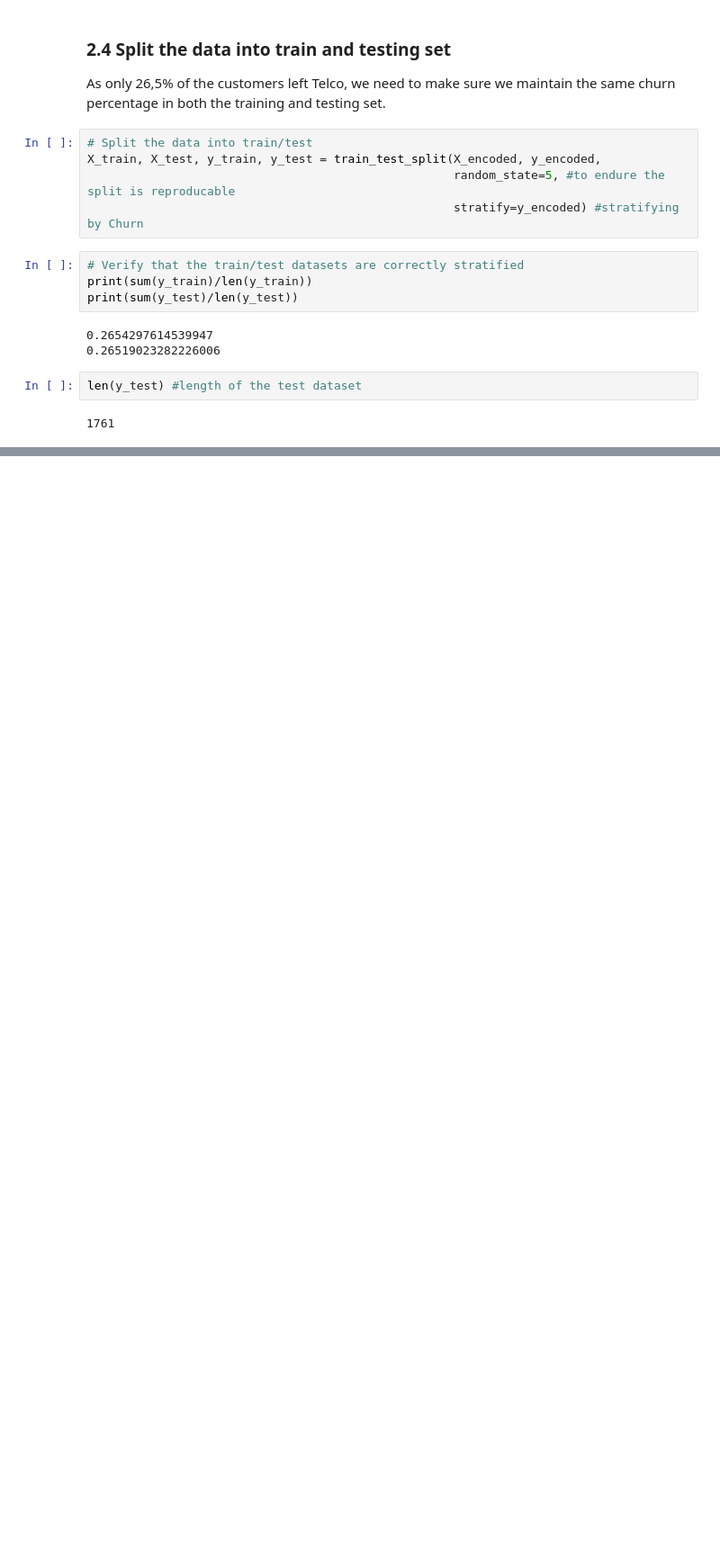
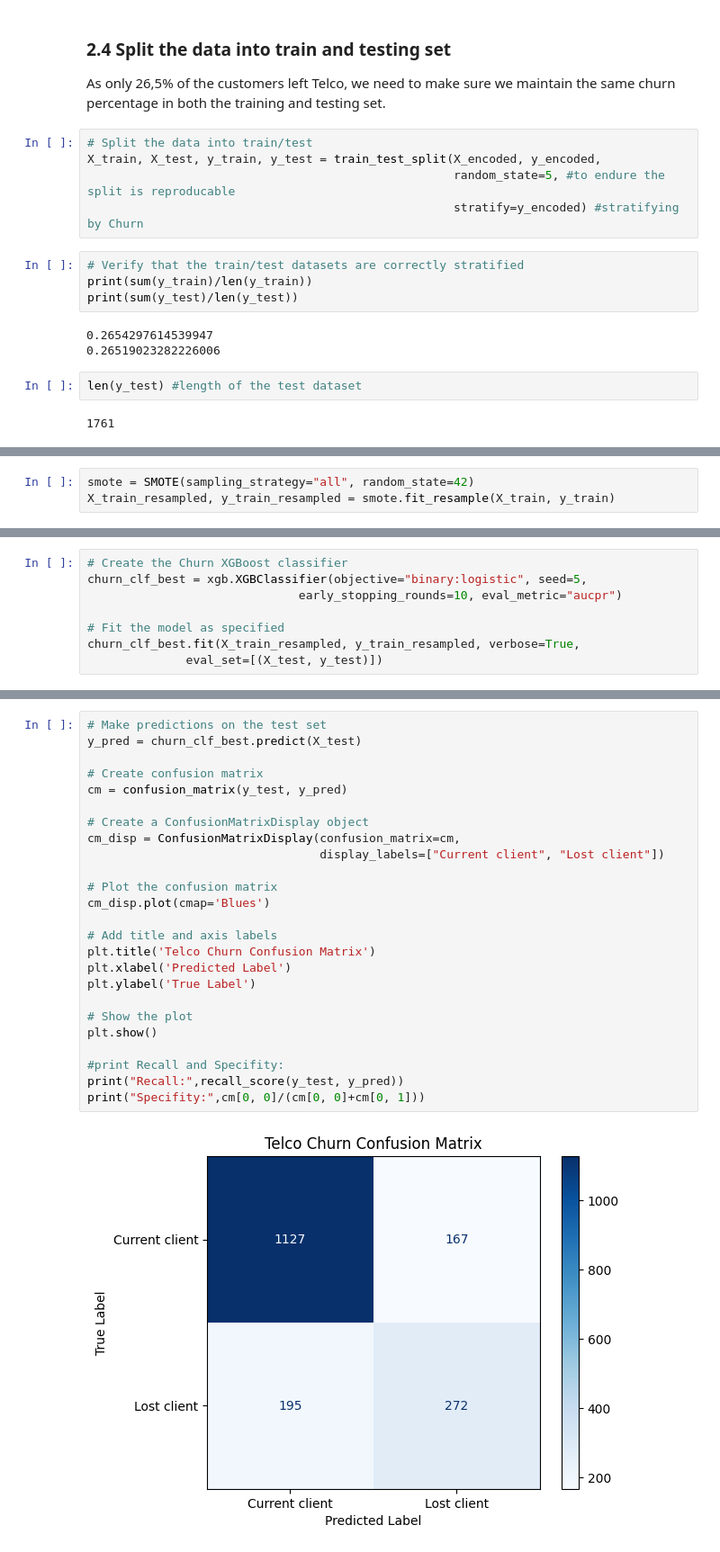
Before and after one commit to dobrinaVI/Customer-Churn-Prediction-using-XGBOOST, a Jupyter notebook: Customer_Churn_Prediction_using_XGBOOST.ipynb, the cells around one changed output, grey strips where cells are left out. Shown at 90% size. Cells and saved outputs as stored; diff of their text form; blank space fills up the shorter version.

```diff
--- a/Customer_Churn_Prediction_using_XGBOOST.ipynb
+++ b/Customer_Churn_Prediction_using_XGBOOST.ipynb
@@ -320,0 +426,3 @@ In the confusion matrix, of the 1413 current clients, 1169 (82%) were classified
+# %%
+smote = SMOTE(sampling_strategy="all", random_state=42)
+X_train_resampled, y_train_resampled = smote.fit_resample(X_train, y_train)
@@ -320,0 +433,8 @@ In the confusion matrix, of the 1413 current clients, 1169 (82%) were classified
+# %%
+# Create the Churn XGBoost classifier
+churn_clf_best = xgb.XGBClassifier(objective="binary:logistic", seed=5,
+                              early_stopping_rounds=10, eval_metric="aucpr")
+
+# Fit the model as specified
+churn_clf_best.fit(X_train_resampled, y_train_resampled, verbose=True,
+              eval_set=[(X_test, y_test)])
@@ -320,0 +470,27 @@ In the confusion matrix, of the 1413 current clients, 1169 (82%) were classified
+# %%
+# Make predictions on the test set
+y_pred = churn_clf_best.predict(X_test)
+
+# Create confusion matrix
+cm = confusion_matrix(y_test, y_pred)
+
+# Create a ConfusionMatrixDisplay object
+cm_disp = ConfusionMatrixDisplay(confusion_matrix=cm,
+                                 display_labels=["Current client", "Lost client"])
+
+# Plot the confusion matrix
+cm_disp.plot(cmap='Blues')
+
+# Add title and axis labels
+plt.title('Telco Churn Confusion Matrix')
+plt.xlabel('Predicted Label')
+plt.ylabel('True Label')
+
+# Show the plot
+plt.show()
+
+#print Recall and Specifity:
+print("Recall:",recall_score(y_test, y_pred))
+print("Specifity:",cm[0, 0]/(cm[0, 0]+cm[0, 1]))
+# %% [output]
+[figure, added]
```
Also changed, not shown: parts of 39 cells of this notebook.
